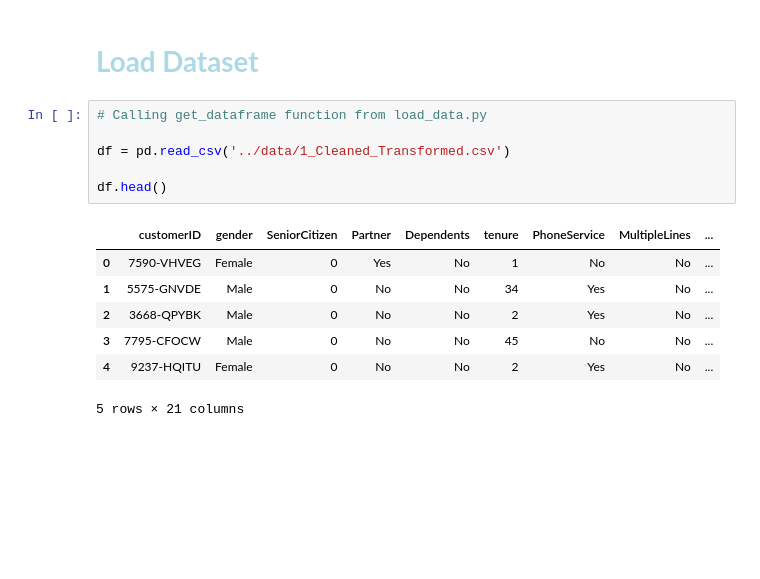
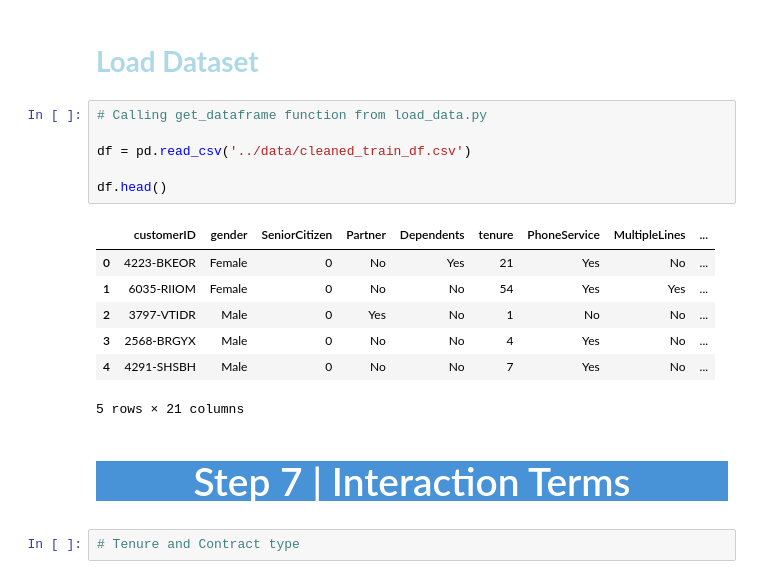
Before and after one commit to msms-dev/Telco-Customer-Churn, a Jupyter notebook: notebooks/3_Feature_Engineering.ipynb, the cells around one changed output. Saved outputs shown, nothing was run; the diff lists cells and outputs as text; blank space fills up the shorter version.

```diff
--- a/notebooks/3_Feature_Engineering.ipynb
+++ b/notebooks/3_Feature_Engineering.ipynb
@@ -18,14 +18,20 @@ import matplotlib.pyplot as plt
 # %%
 # Calling get_dataframe function from load_data.py
 
-df = pd.read_csv('../data/1_Cleaned_Transformed.csv')
+df = pd.read_csv('../data/cleaned_train_df.csv')
 
 df.head()
 # %% [output]
 |  | customerID | gender | SeniorCitizen | Partner | Dependents | tenure | PhoneService | MultipleLines | ... |
-| 0 | 7590-VHVEG | Female | 0 | Yes | No | 1 | No | No | ... |
-| 1 | 5575-GNVDE | Male | 0 | No | No | 34 | Yes | No | ... |
-| 2 | 3668-QPYBK | Male | 0 | No | No | 2 | Yes | No | ... |
-| 3 | 7795-CFOCW | Male | 0 | No | No | 45 | No | No | ... |
-| 4 | 9237-HQITU | Female | 0 | No | No | 2 | Yes | No | ... |
+| 0 | 4223-BKEOR | Female | 0 | No | Yes | 21 | Yes | No | ... |
+| 1 | 6035-RIIOM | Female | 0 | No | No | 54 | Yes | Yes | ... |
+| 2 | 3797-VTIDR | Male | 0 | Yes | No | 1 | No | No | ... |
+| 3 | 2568-BRGYX | Male | 0 | No | No | 4 | Yes | No | ... |
+| 4 | 4291-SHSBH | Male | 0 | No | No | 7 | Yes | No | ... |
 5 rows × 21 columns
+# %% [markdown]
+<a id="setup"></a>
+# <p style="background-color: #4893D7; font-family:calibri; color:white; font-size:140%; font-family:Verdana; text-align:center; border-radius:15px 50px;">Step 7 | Interaction Terms</p>
+<a id="libraries"></a>
+# %%
+# Tenure and Contract type
```
Also changed, not shown: 12 other files.
